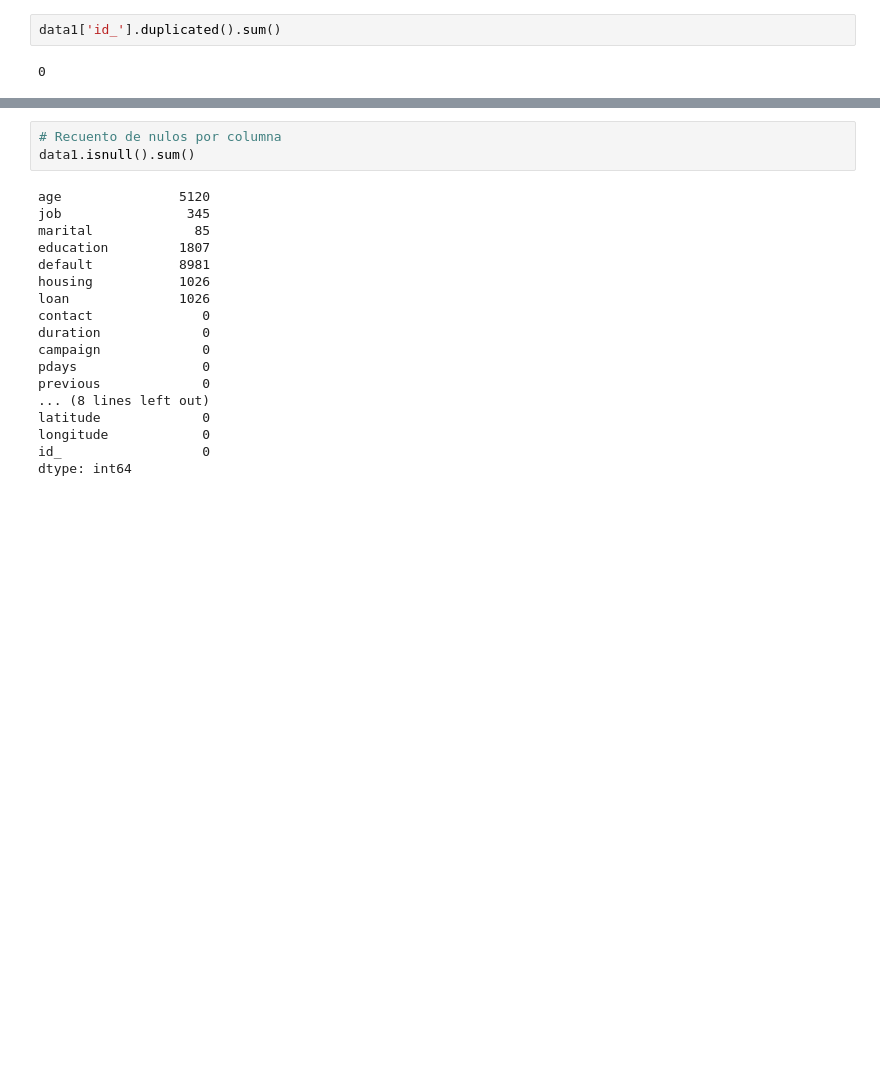
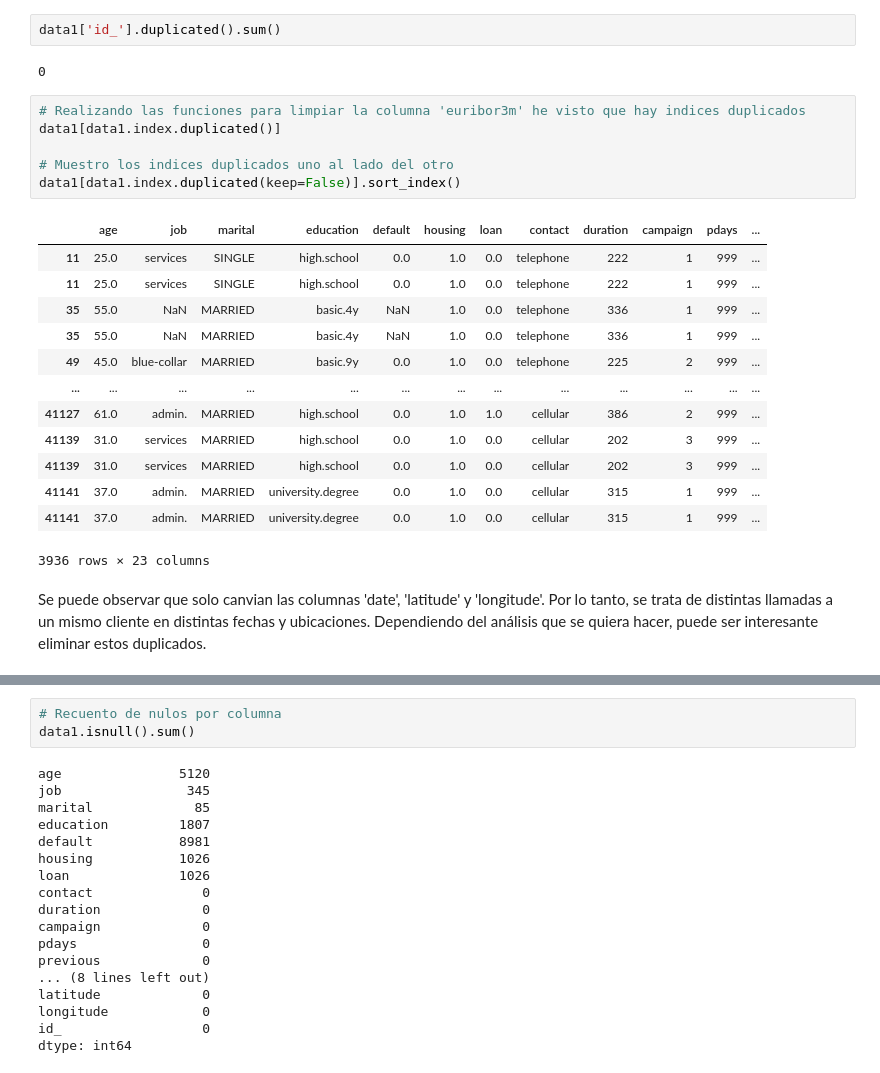
Before and after one commit to claudiarm2002/DataProject-Python-for-Data, a Jupyter notebook: DataProject_PythonForData.ipynb, the cells around one changed output, grey strips where cells are left out. Drawn from its saved outputs; the diff is of its cells as text; blank space fills up the shorter version.

```diff
--- a/DataProject_PythonForData.ipynb
+++ b/DataProject_PythonForData.ipynb
@@ -60,6 +60,28 @@ data1.duplicated().sum()
 data1['id_'].duplicated().sum()
 # %% [output]
 0
+# %%
+# Realizando las funciones para limpiar la columna 'euribor3m' he visto que hay indices duplicados
+data1[data1.index.duplicated()]
+
+# Muestro los indices duplicados uno al lado del otro
+data1[data1.index.duplicated(keep=False)].sort_index()
+# %% [output]
+|  | age | job | marital | education | default | housing | loan | contact | duration | campaign | pdays | ... |
+| 11 | 25.0 | services | SINGLE | high.school | 0.0 | 1.0 | 0.0 | telephone | 222 | 1 | 999 | ... |
+| 11 | 25.0 | services | SINGLE | high.school | 0.0 | 1.0 | 0.0 | telephone | 222 | 1 | 999 | ... |
+| 35 | 55.0 | NaN | MARRIED | basic.4y | NaN | 1.0 | 0.0 | telephone | 336 | 1 | 999 | ... |
+| 35 | 55.0 | NaN | MARRIED | basic.4y | NaN | 1.0 | 0.0 | telephone | 336 | 1 | 999 | ... |
+| 49 | 45.0 | blue-collar | MARRIED | basic.9y | 0.0 | 1.0 | 0.0 | telephone | 225 | 2 | 999 | ... |
+| ... | ... | ... | ... | ... | ... | ... | ... | ... | ... | ... | ... | ... |
+| 41127 | 61.0 | admin. | MARRIED | high.school | 0.0 | 1.0 | 1.0 | cellular | 386 | 2 | 999 | ... |
+| 41139 | 31.0 | services | MARRIED | high.school | 0.0 | 1.0 | 0.0 | cellular | 202 | 3 | 999 | ... |
+| 41139 | 31.0 | services | MARRIED | high.school | 0.0 | 1.0 | 0.0 | cellular | 202 | 3 | 999 | ... |
+| 41141 | 37.0 | admin. | MARRIED | university.degree | 0.0 | 1.0 | 0.0 | cellular | 315 | 1 | 999 | ... |
+| 41141 | 37.0 | admin. | MARRIED | university.degree | 0.0 | 1.0 | 0.0 | cellular | 315 | 1 | 999 | ... |
+3936 rows × 23 columns
+# %% [markdown]
+Se puede observar que solo canvian las columnas 'date', 'latitude' y 'longitude'. Por lo tanto, se trata de distintas llamadas a un mismo cliente en distintas fechas y ubicaciones. Dependiendo del análisis que se quiera hacer, puede ser interesante eliminar estos duplicados.
 # %%
 # Vista general de la información del DataFrame
 data1.info()
```
Also changed, not shown: parts of 17 cells of this notebook, 4 other files.
